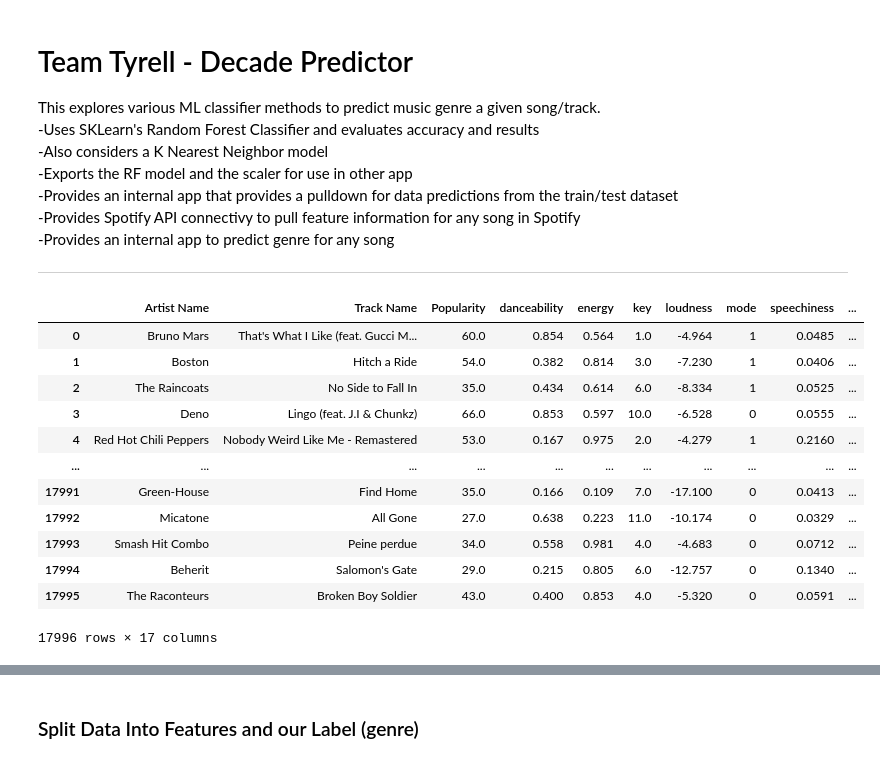
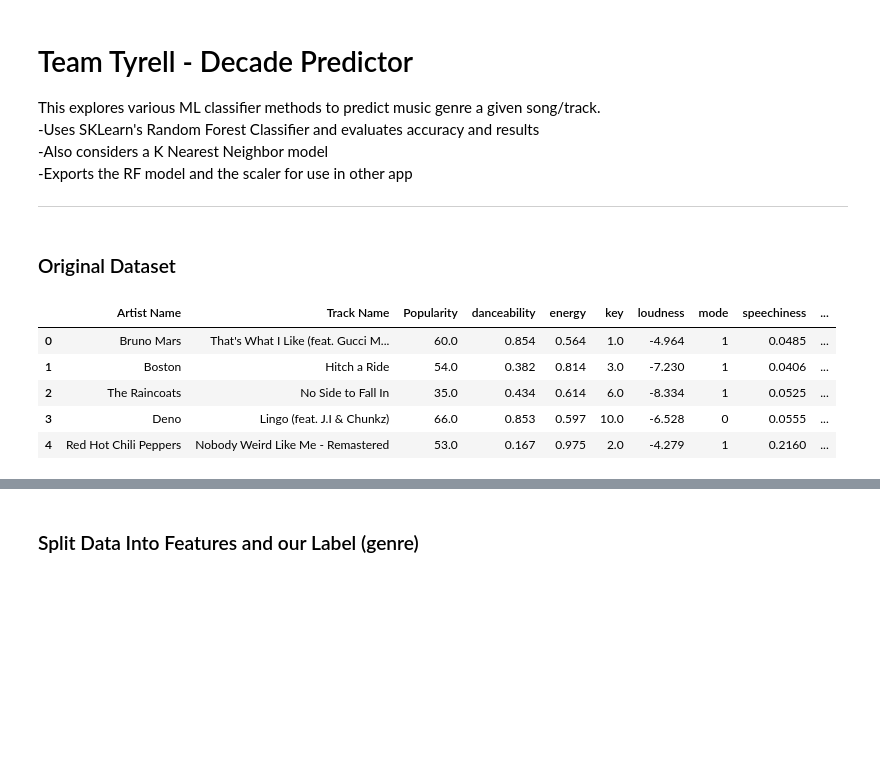
Before and after one commit to tenntully/Project-4_TeamTyrell, a Jupyter notebook: Project4-MusicML-GenrePrediction.ipynb, the cells around one changed output, grey strips where cells are left out. Saved outputs shown, nothing was run; the diff lists cells and outputs as text; code cells hidden in the pictures; blank space fills up the shorter version.

```diff
--- a/Project4-MusicML-GenrePrediction.ipynb
+++ b/Project4-MusicML-GenrePrediction.ipynb
@@ -1,13 +1,10 @@
-# %% [markdown]
-# Team Tyrell - Decade Predictor
-This explores various ML classifier methods to predict music genre a given song/track.
--Uses SKLearn's Random Forest Classifier and evaluates accuracy and results
--Also considers a K Nearest Neighbor model
--Exports the RF model and the scaler for use in other app
--Provides an internal app that provides a pulldown for data predictions from the train/test dataset
--Provides Spotify API connectivy to pull feature information for any song in Spotify
--Provides an internal app to predict genre for any song
-***
+# %% [markdown]
+# Team Tyrell - Decade Predictor
+This explores various ML classifier methods to predict music genre a given song/track.
+-Uses SKLearn's Random Forest Classifier and evaluates accuracy and results
+-Also considers a K Nearest Neighbor model
+-Exports the RF model and the scaler for use in other app
+***
 # %%
 # Import the modules
 import numpy as np
@@ -20,6 +17,8 @@ import matplotlib.pyplot as plt
 import seaborn as sns
 
 import joblib
+# %% [markdown]
+### Original Dataset
 # %%
 # Read the CSV file from the Resources folder into a Pandas DataFrame
 musicData = pd.read_csv("Resources/music.csv")
@@ -35,22 +34,15 @@ genreIndex=['Acoustic/Folk',
            'Metal',
            'Pop',
            'Rock']
-
-musicData
-# %% [output]
-|  | Artist Name | Track Name | Popularity | danceability | energy | key | loudness | mode | speechiness | ... |
-| 0 | Bruno Mars | That's What I Like (feat. Gucci M... | 60.0 | 0.854 | 0.564 | 1.0 | -4.964 | 1 | 0.0485 | ... |
-| 1 | Boston | Hitch a Ride | 54.0 | 0.382 | 0.814 | 3.0 | -7.230 | 1 | 0.0406 | ... |
-| 2 | The Raincoats | No Side to Fall In | 35.0 | 0.434 | 0.614 | 6.0 | -8.334 | 1 | 0.0525 | ... |
-| 3 | Deno | Lingo (feat. J.I & Chunkz) | 66.0 | 0.853 | 0.597 | 10.0 | -6.528 | 0 | 0.0555 | ... |
-| 4 | Red Hot Chili Peppers | Nobody Weird Like Me - Remastered | 53.0 | 0.167 | 0.975 | 2.0 | -4.279 | 1 | 0.2160 | ... |
-| ... | ... | ... | ... | ... | ... | ... | ... | ... | ... | ... |
-| 17991 | Green-House | Find Home | 35.0 | 0.166 | 0.109 | 7.0 | -17.100 | 0 | 0.0413 | ... |
-| 17992 | Micatone | All Gone | 27.0 | 0.638 | 0.223 | 11.0 | -10.174 | 0 | 0.0329 | ... |
-| 17993 | Smash Hit Combo | Peine perdue | 34.0 | 0.558 | 0.981 | 4.0 | -4.683 | 0 | 0.0712 | ... |
-| 17994 | Beherit | Salomon's Gate | 29.0 | 0.215 | 0.805 | 6.0 | -12.757 | 0 | 0.1340 | ... |
-| 17995 | The Raconteurs | Broken Boy Soldier | 43.0 | 0.400 | 0.853 | 4.0 | -5.320 | 0 | 0.0591 | ... |
-17996 rows × 17 columns
+# %%
+musicData.head()
+# %% [output]
+|  | Artist Name | Track Name | Popularity | danceability | energy | key | loudness | mode | speechiness | ... |
+| 0 | Bruno Mars | That's What I Like (feat. Gucci M... | 60.0 | 0.854 | 0.564 | 1.0 | -4.964 | 1 | 0.0485 | ... |
+| 1 | Boston | Hitch a Ride | 54.0 | 0.382 | 0.814 | 3.0 | -7.230 | 1 | 0.0406 | ... |
+| 2 | The Raincoats | No Side to Fall In | 35.0 | 0.434 | 0.614 | 6.0 | -8.334 | 1 | 0.0525 | ... |
+| 3 | Deno | Lingo (feat. J.I & Chunkz) | 66.0 | 0.853 | 0.597 | 10.0 | -6.528 | 0 | 0.0555 | ... |
+| 4 | Red Hot Chili Peppers | Nobody Weird Like Me - Remastered | 53.0 | 0.167 | 0.975 | 2.0 | -4.279 | 1 | 0.2160 | ... |
 # %%
 # Drop non-contributing ID columns
 musicDF = musicData.drop(columns=['Artist Name', 'Track Name'])
```
Also changed, not shown: parts of 19 cells of this notebook, 3 other files.
